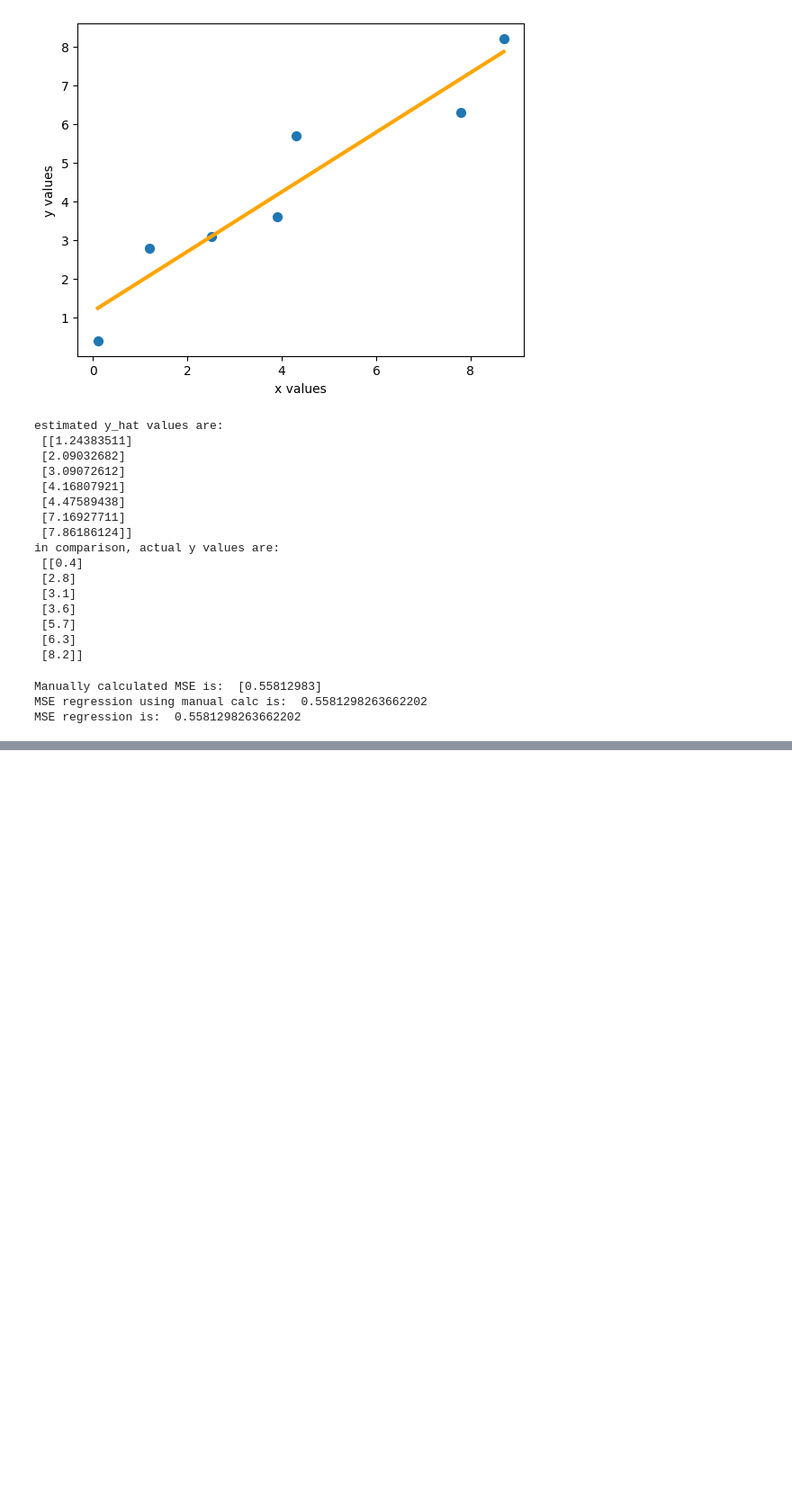
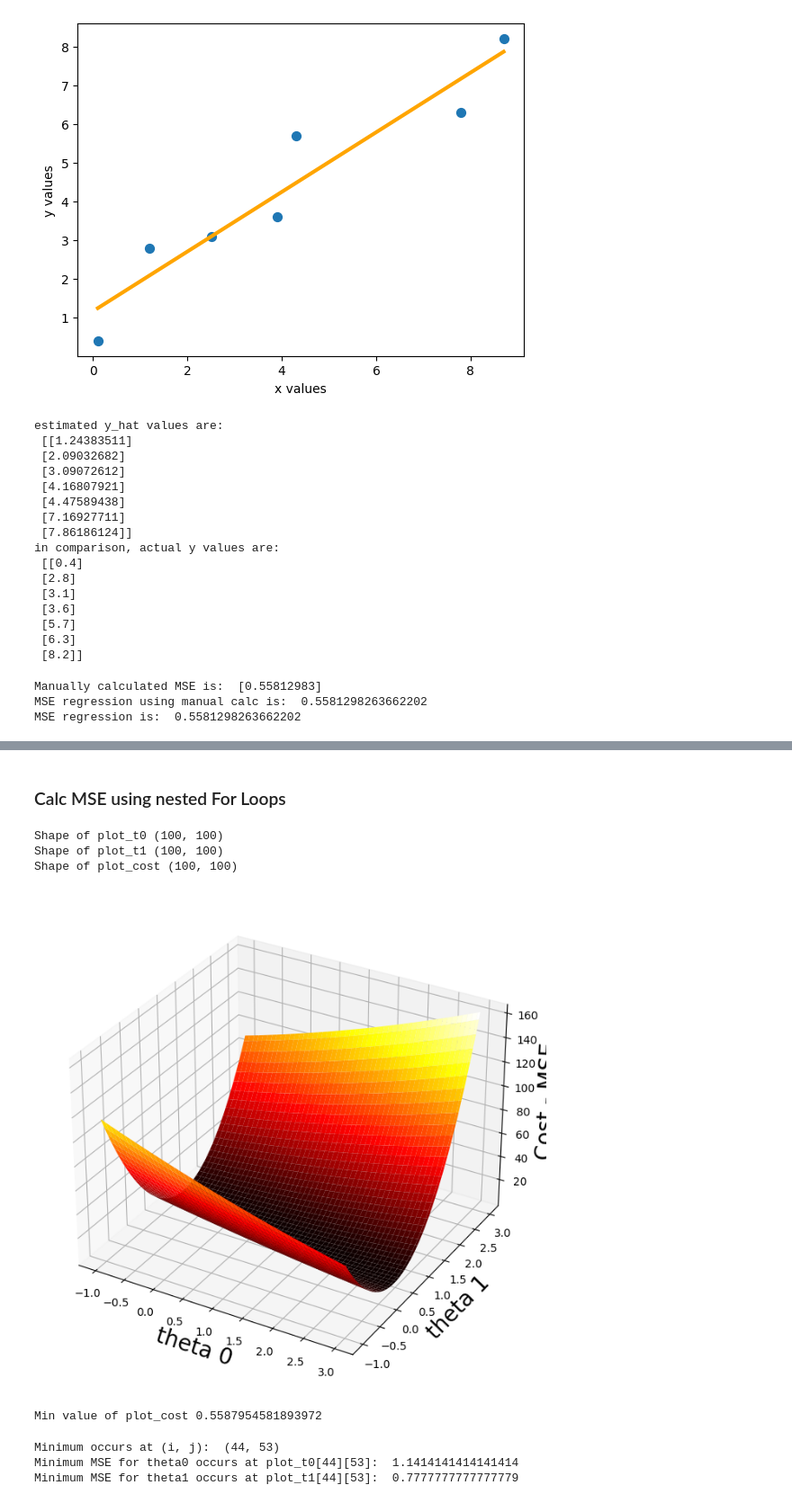
Before and after one commit to robertluera/rl-app-brewery-data-science-course, a Jupyter notebook: Gradient_Descent.ipynb, the cells around one changed output, grey strips where cells are left out. Shown at 90% size. Drawn from its saved outputs; the diff is of its cells as text; code cells hidden in the pictures; blank space fills up the shorter version.

```diff
--- a/Gradient_Descent.ipynb
+++ b/Gradient_Descent.ipynb
@@ -646,0 +651,8 @@ MSE regression is:  0.5581298263662202
+# %%
+nr_thetas = 100
+th_0 = np.linspace(start=-1, stop=3, num=nr_thetas)
+th_1 = np.linspace(start=-1, stop=3, num=nr_thetas)
+
+# need a 2 dimensional array for surface plotting
+plot_t0, plot_t1 = np.meshgrid(th_0, th_1)
+print(plot_t0)
@@ -646,0 +673,44 @@ MSE regression is:  0.5581298263662202
+# %% [markdown]
+### Calc MSE using nested For Loops
+# %%
+plot_cost = np.zeros((nr_thetas, nr_thetas))
+
+for i in range(nr_thetas):
+  for j in range(nr_thetas):
+    # print(plot_t0[i][j])
+    y_hat = plot_t0[i][j] + plot_t1[i][j]*x_5
+    plot_cost[i][j] = mse(y_5, y_hat)
+
+print('Shape of plot_t0', plot_t0.shape)
+print('Shape of plot_t1', plot_t1.shape)
+print('Shape of plot_cost', plot_cost.shape)
+# %% [output]
+Shape of plot_t0 (100, 100)
+Shape of plot_t1 (100, 100)
+Shape of plot_cost (100, 100)
+# %%
+# Plotting MSE
+fig = plt.figure(figsize=[13,8])
+ax = fig.add_subplot(projection='3d')
+
+ax.set_xlabel('theta 0', fontsize=20)
+ax.set_ylabel('theta 1', fontsize=20)
+ax.set_zlabel('Cost - MSE', fontsize=20)
+
+ax.plot_surface(plot_t0, plot_t1, plot_cost, cmap=cm.hot)
+plt.show()
+# %% [output]
+[figure, added]
+# %%
+print('Min value of plot_cost', plot_cost.min())
+# %% [output]
+Min value of plot_cost 0.5587954581893972
+# %%
+ij_min = np.unravel_index(indices=plot_cost.argmin(), shape=plot_cost.shape)
+print('Minimum occurs at (i, j): ', ij_min)
+print('Minimum MSE for theta0 occurs at plot_t0[44][53]: ', plot_t0[44][53])
+print('Minimum MSE for theta1 occurs at plot_t1[44][53]: ', plot_t1[44][53])
+# %% [output]
+Minimum occurs at (i, j):  (44, 53)
+Minimum MSE for theta0 occurs at plot_t0[44][53]:  1.1414141414141414
+Minimum MSE for theta1 occurs at plot_t1[44][53]:  0.7777777777777779
```
Also changed, not shown: parts of 2 cells of this notebook.
